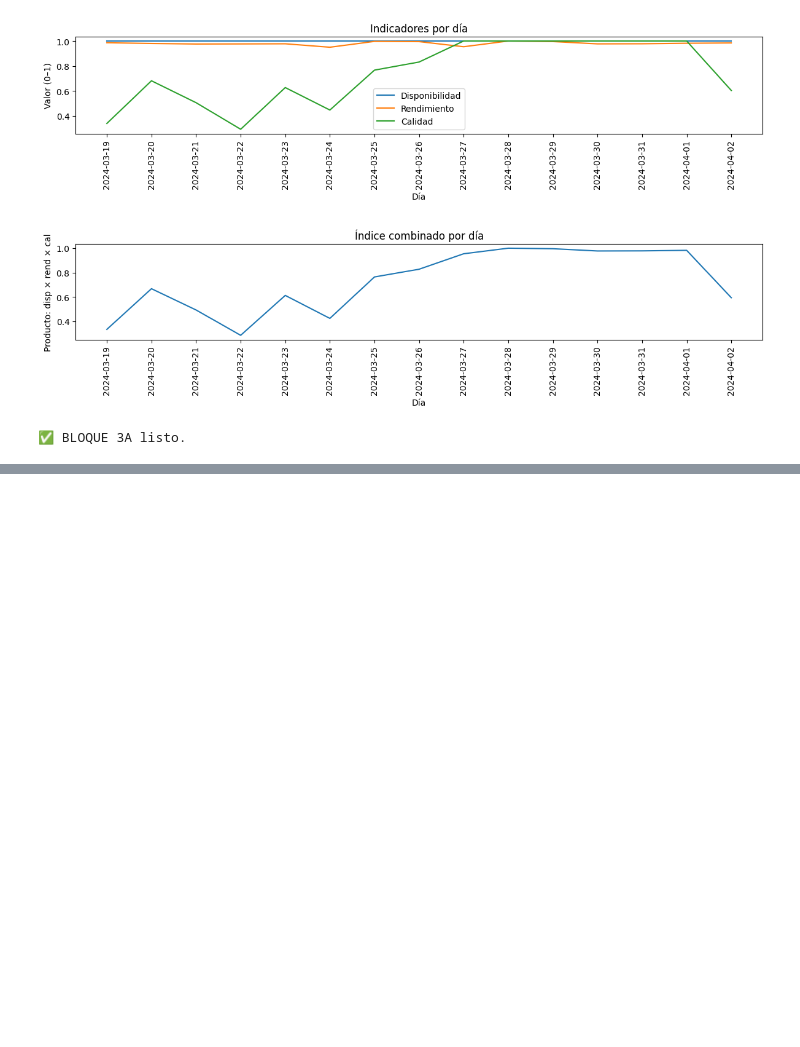
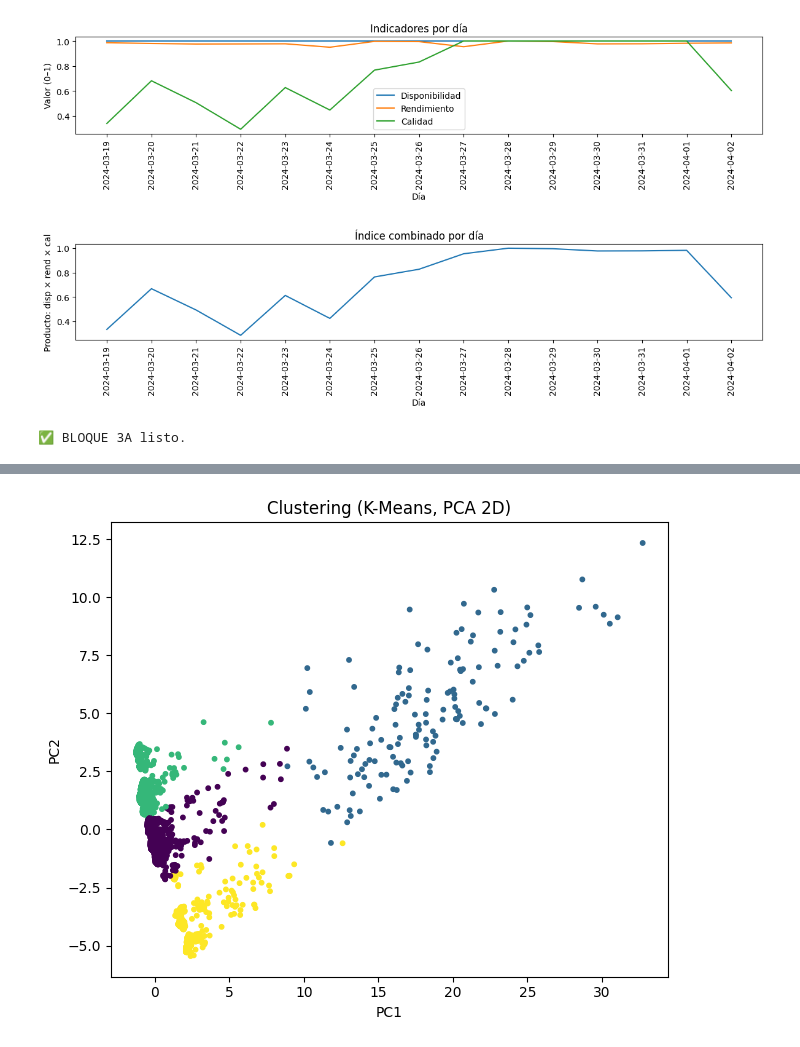
Before and after one commit to proinvestigadores/Abejas, a Jupyter notebook: Smart_1.ipynb, the cells around one changed output, grey strips where cells are left out. Drawn from its saved outputs; the diff is of its cells as text; code cells hidden in the pictures; blank space fills up the shorter version.

```diff
--- a/Smart_1.ipynb
+++ b/Smart_1.ipynb
@@ -938,0 +1025,91 @@ print("\n✅ BLOQUE 3A listo.")
+# %%
+# =========================================
+# BLOQUE 3C — Clustering de estados (K-Means) + mapeo a etiquetas
+# Requisitos: 'features' (ventanas 5 min), 'timeline' y 'out' del 3A (o 3B si ajustaste)
+# =========================================
+import numpy as np
+import pandas as pd
+import matplotlib.pyplot as plt
+from IPython.display import display
+from sklearn.preprocessing import StandardScaler
+from sklearn.decomposition import PCA
+from sklearn.cluster import KMeans
+from sklearn.metrics import silhouette_score
+
+if 'features' not in globals() or 'out' not in globals():
+    raise RuntimeError("Faltan 'features' u 'out'. Ejecuta Bloques 2B y 3A.")
+
+# 1) Selección de columnas numéricas para clustering (toma las que existan)
+candidate_cols = [
+    "hal_speed_mean_5m","hal_speed_std_5m",
+    "rpm_level_mean_5m","rpm_var_t_5m","rpm_absdiff_5m",
+    "pres_level_mean_5m","pres_var_t_5m",
+    "cbz_dev_mean_5m","cbz_dev_std_5m"
+]
+use_cols = [c for c in candidate_cols if c in features.columns]
+if len(use_cols) < 2:
+    raise RuntimeError("No hay suficientes características para clustering.")
+
+X = features[use_cols].copy()
+mask = X.dropna().index  # conserva solo filas completas
+X = X.loc[mask]
+y_rule = out.loc[mask, "estado"]  # etiquetas por reglas (o ajustadas si sobrescribiste 'out')
+
+# 2) Escalado estándar
+scaler = StandardScaler()
+Xscaled = scaler.fit_transform(X)
+
+# 3) K-Means (k=4). Fijamos n_init para evitar avisos de sklearn.
+k = 4
+km = KMeans(n_clusters=k, n_init=10, random_state=42)
+labels_km = km.fit_predict(Xscaled)
+
+# 4) Calidad del clustering (silhouette)
+try:
+    sil = silhouette_score(Xscaled, labels_km)
+except Exception:
+    sil = np.nan
+print(f"Silhouette (k={k}):", sil)
+
+# 5) Proyección PCA (2D) para visualizar
+pca = PCA(n_components=2, random_state=42)
+X2 = pca.fit_transform(Xscaled)
+
+plt.figure(figsize=(6.5, 5.5))
+plt.scatter(X2[:,0], X2[:,1], c=labels_km, s=10)
+plt.title("Clustering (K-Means, PCA 2D)")
+plt.xlabel("PC1"); plt.ylabel("PC2")
+plt.tight_layout(); plt.show()
+
+# 6) Resumen de clústeres
+cluster_counts = pd.Series(labels_km).value_counts().sort_index()
+print("\n=== Tamaño de cada clúster ===")
+display(cluster_counts.rename("conteo").to_frame())
+
+cluster_medians = pd.DataFrame(X, columns=use_cols).assign(cluster=labels_km).groupby("cluster").median()
+print("\n=== Medianas de características por clúster ===")
+display(cluster_medians)
+
+# 7) Mapeo clúster → estado por mayoría contra etiquetas de reglas
+ct = pd.crosstab(pd.Series(labels_km, name="cluster"), y_rule, dropna=False)
+print("\n=== Tabla clúster vs. estado (regras) ===")
+display(ct)
+
+mapping = ct.idxmax(axis=1).to_dict()  # cluster -> estado mayoritario
+mapped_state = pd.Series(labels_km, index=X.index).map(mapping).rename("estado_cluster")
+
+# 8) Comparación con reglas (matriz de confusión)
+conf = pd.crosstab(y_rule, mapped_state, rownames=["estado_regla"], colnames=["estado_cluster"])
+print("\n=== Matriz de confusión (regla vs clúster-mapeado) ===")
+display(conf)
+
+# 9) Adjunta al timeline (opcional)
+timeline_cluster = timeline.copy()
+timeline_cluster.loc[mapped_state.index, "estado_cluster"] = mapped_state
+
+print("\n✅ BLOQUE 3C listo: clústeres generados y mapeados a estados.")
+# Si quieres persistir:
+# ct.to_csv("cluster_vs_estado_regla.csv")
+# conf.to_csv("confusion_regla_vs_cluster.csv")
+# cluster_medians.to_csv("cluster_medianas.csv")
+# %% [output]
@@ -938,0 +1117 @@ print("\n✅ BLOQUE 3A listo.")
+[figure, added]
```
Also changed, not shown: parts of 6 cells of this notebook.
